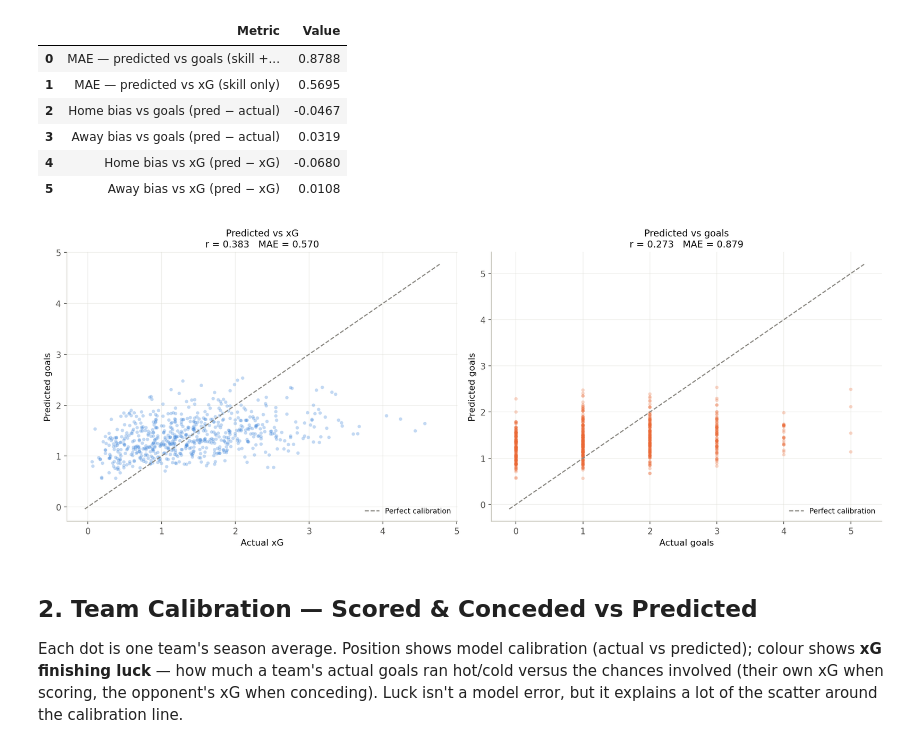
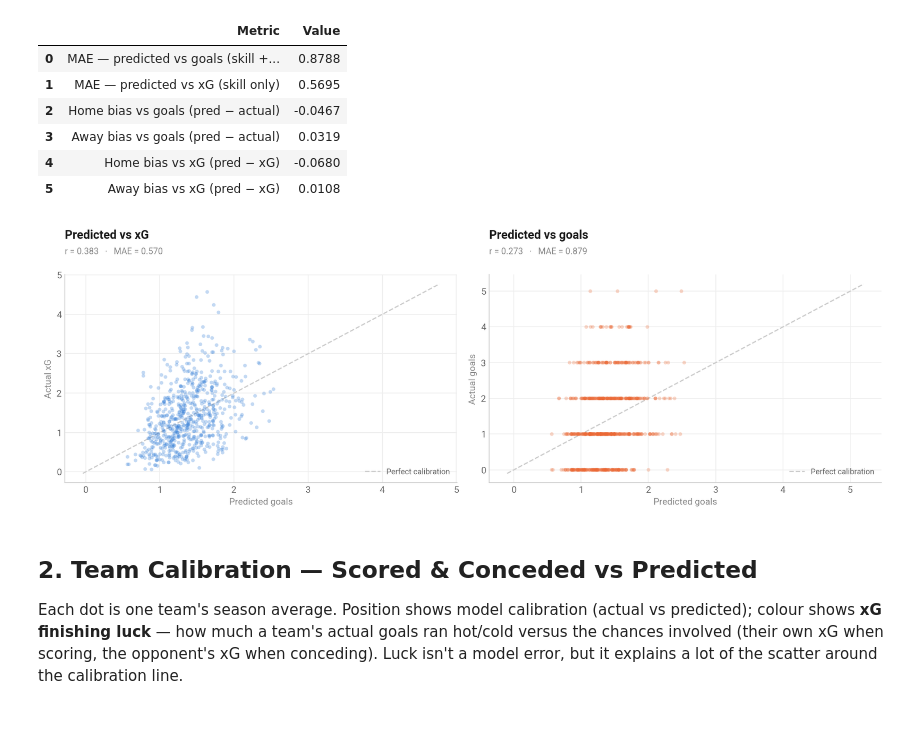
Before and after one commit to louis-porter/algobetting, a Jupyter notebook: algo/models/team_strength/non_penalty_bayes/premier_league/postmortem_v2.ipynb, the cells around one changed output. Cells and saved outputs as stored; diff of their text form; code cells hidden in the pictures; blank space fills up the shorter version.

Commit message:
updated chart format

```diff
--- a/algo/models/team_strength/non_penalty_bayes/premier_league/postmortem_v2.ipynb
+++ b/algo/models/team_strength/non_penalty_bayes/premier_league/postmortem_v2.ipynb
@@ -139,35 +176,33 @@ MAE — predicted vs goals (skill + luck)  0.8788
 | 4 | Home bias vs xG (pred − xG) | -0.0680 |
 | 5 | Away bias vs xG (pred − xG) | 0.0108 |
 # %%
-fig, axes = plt.subplots(1, 2, figsize=(14, 5.5))
+fig, axes = plt.subplots(1, 2, figsize=(13, 5.5))
 
 all_pred  = pd.concat([match['home_predicted'], match['away_predicted']])
 all_xg    = pd.concat([match['home_xg'],        match['away_xg']])
 all_goals = pd.concat([match['home_actual'],    match['away_actual']])
 
 def cal_scatter(ax, pred, bench, label, color):
-    ax.scatter(bench, pred, alpha=0.28, s=16, color=color, edgecolors='none')
+    ax.scatter(pred, bench, alpha=0.28, s=16, color=color, edgecolors='none', zorder=3)
     lo = min(bench.min(), pred.min()) - 0.1
     hi = max(bench.max(), pred.max()) + 0.2
-    ax.plot([lo, hi], [lo, hi], '--', lw=1.3, color=C_MUTED, label='Perfect calibration')
+    ax.plot([lo, hi], [lo, hi], '--', lw=1.3, color=C_AXIS, zorder=2, label='Perfect calibration')
     r   = np.corrcoef(bench, pred)[0, 1]
     mae = (pred - bench).abs().mean()
-    ax.set_xlabel(f'Actual {label}', fontsize=10.5)
-    ax.set_ylabel('Predicted goals', fontsize=10.5)
-    ax.set_title(f'Predicted vs {label}\nr = {r:.3f}   MAE = {mae:.3f}', fontsize=11)
-    ax.legend(fontsize=8.5, loc='lower right', frameon=False)
-    ax.grid(alpha=0.5)
-    for spine in ['top', 'right']:
-        ax.spines[spine].set_visible(False)
+    ax.set_xlabel('Predicted goals', fontsize=10, color=C_MUTED)
+    ax.set_ylabel(f'Actual {label}', fontsize=10, color=C_MUTED)
+    _dw_title(ax, f'Predicted vs {label}', f'r = {r:.3f}   ·   MAE = {mae:.3f}', y=1.16, dy=0.07)
+    ax.legend(fontsize=8.5, loc='lower right', frameon=False, labelcolor=C_INK2)
+    _dw_style(ax)
 
 cal_scatter(axes[0], all_pred, all_xg,    'xG',    C_XG)
 cal_scatter(axes[1], all_pred, all_goals, 'goals', C_GOALS)
 
-plt.tight_layout()
-plt.savefig(OUT_DIR / 'v2_01_overall_calibration.png', dpi=150, bbox_inches='tight')
+plt.tight_layout(rect=[0, 0, 1, 0.85])
+plt.savefig(OUT_DIR / 'v2_01_overall_calibration.png', dpi=150, bbox_inches='tight', facecolor='white')
 plt.show()
 # %% [output]
-[figure, old version]
+[figure, new version]
 # %% [markdown]
 ## 2. Team Calibration — Scored & Conceded vs Predicted
 
```
Also changed, not shown: parts of 4 cells of this notebook, 4 other files.
